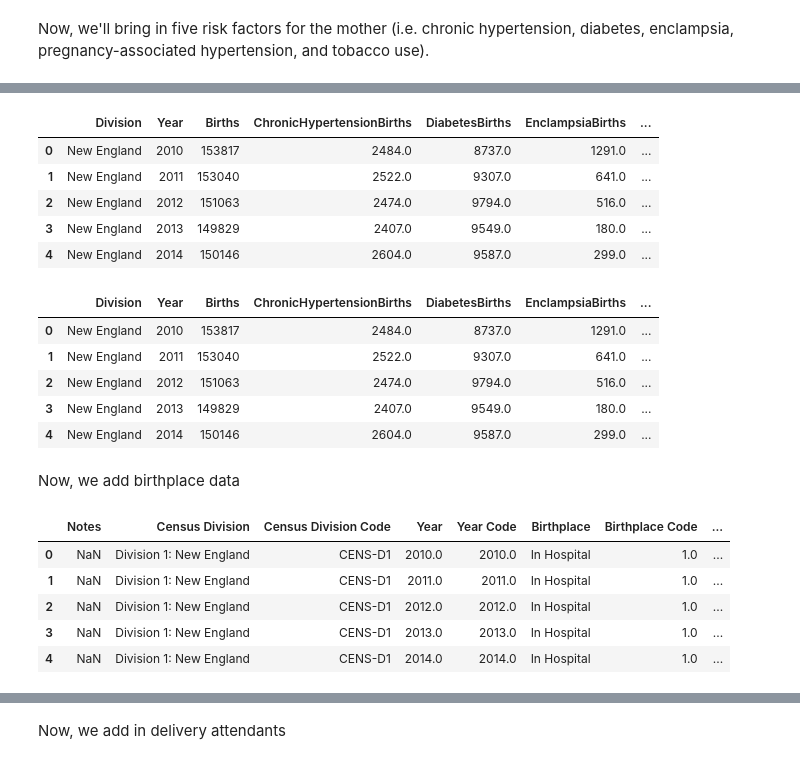
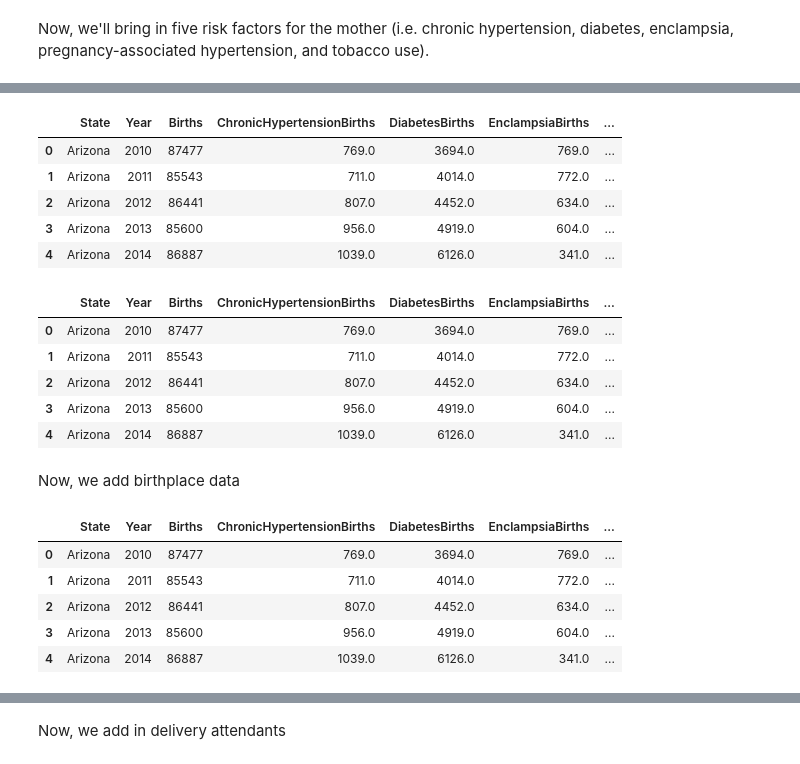
Before and after one commit to djclancy/maternal_mortality_US, a Jupyter notebook: data_manipulation/statenatality_data_combined.ipynb, the cells around one changed output, grey strips where cells are left out. Saved outputs shown, nothing was run; the diff lists cells and outputs as text; code cells hidden in the pictures.

```diff
--- a/data_manipulation/statenatality_data_combined.ipynb
+++ b/data_manipulation/statenatality_data_combined.ipynb
@@ -68,7 +67,7 @@ natality_df.head()
 # %%
 #adding diabetes
-path_to_file = '../data/natality_data/Natality_risk_diabetes.txt'
-path_to_file_csv = '../data/natality_data/Natality_risk_diabetes.csv'
+path_to_file = '../data/natality_data/StateNatality_risk_diabetes.txt'
+path_to_file_csv = '../data/natality_data/StateNatality_risk_diabetes.csv'
 
 txt_line_to_csv_line = lambda x : x.replace("\t", ',')
 write_file = open(path_to_file_csv, 'w')
@@ -86,6 +85,6 @@ for line in f:
         write_file.write(csv_line)
 diabetes_df = pd.read_csv(path_to_file_csv)
 diabetes_df = diabetes_df.rename(columns={'Births':'DiabetesBirths'})
-natality_df['DiabetesBirths']  = diabetes_df['DiabetesBirths']
-natality_df.head()
+statenatality_df['DiabetesBirths']  = diabetes_df['DiabetesBirths']
+statenatality_df.head()
 # %% [output]
@@ -98,7 +97,7 @@ natality_df.head()
 # %%
 #adding enclampsia
-path_to_file = '../data/natality_data/Natality_risk_enclampsia.txt'
-path_to_file_csv = '../data/natality_data/Natality_risk_enclampsia.csv'
+path_to_file = '../data/natality_data/StateNatality_risk_enclampsia.txt'
+path_to_file_csv = '../data/natality_data/StateNatality_risk_enclampsia.csv'
 
 txt_line_to_csv_line = lambda x : x.replace("\t", ',')
 write_file = open(path_to_file_csv, 'w')
@@ -116,6 +115,6 @@ for line in f:
         write_file.write(csv_line)
 enclampsia_df = pd.read_csv(path_to_file_csv)
 enclampsia_df = enclampsia_df.rename(columns={'Births':'EnclampsiaBirths'})
-natality_df['EnclampsiaBirths']  = enclampsia_df['EnclampsiaBirths']
-natality_df.head()
+statenatality_df['EnclampsiaBirths']  = enclampsia_df['EnclampsiaBirths']
+statenatality_df.head()
 # %% [output]
@@ -128,7 +127,7 @@ natality_df.head()
 # %%
 #adding pregnancy-associated hypertension
-path_to_file = '../data/natality_data/Natality_risk_pregnancy-associated_hypertension.txt'
-path_to_file_csv = '../data/natality_data/Natality_risk_pregnancy-associated_hypertension.csv'
+path_to_file = '../data/natality_data/StateNatality_risk_pregnancy-associated_hypertension.txt'
+path_to_file_csv = '../data/natality_data/StateNatality_risk_pregnancy-associated_hypertension.csv'
 
 txt_line_to_csv_line = lambda x : x.replace("\t", ',')
 write_file = open(path_to_file_csv, 'w')
@@ -146,19 +145,19 @@ for line in f:
         write_file.write(csv_line)
 PAH_df = pd.read_csv(path_to_file_csv)
 PAH_df = PAH_df.rename(columns={'Births':'Pregnancy-AssociatedHypertensionBirths'})
-natality_df['Pregnancy-AssociatedHypertensionBirths']  = PAH_df['Pregnancy-AssociatedHypertensionBirths']
-natality_df.head()
+statenatality_df['Pregnancy-AssociatedHypertensionBirths']  = PAH_df['Pregnancy-AssociatedHypertensionBirths']
+statenatality_df.head()
 # %% [output]
-|  | Division | Year | Births | ChronicHypertensionBirths | DiabetesBirths | EnclampsiaBirths | ... |
-| 0 | New England | 2010 | 153817 | 2484.0 | 8737.0 | 1291.0 | ... |
-| 1 | New England | 2011 | 153040 | 2522.0 | 9307.0 | 641.0 | ... |
-| 2 | New England | 2012 | 151063 | 2474.0 | 9794.0 | 516.0 | ... |
-| 3 | New England | 2013 | 149829 | 2407.0 | 9549.0 | 180.0 | ... |
-| 4 | New England | 2014 | 150146 | 2604.0 | 9587.0 | 299.0 | ... |
+|  | State | Year | Births | ChronicHypertensionBirths | DiabetesBirths | EnclampsiaBirths | ... |
+| 0 | Arizona | 2010 | 87477 | 769.0 | 3694.0 | 769.0 | ... |
+| 1 | Arizona | 2011 | 85543 | 711.0 | 4014.0 | 772.0 | ... |
+| 2 | Arizona | 2012 | 86441 | 807.0 | 4452.0 | 634.0 | ... |
+| 3 | Arizona | 2013 | 85600 | 956.0 | 4919.0 | 604.0 | ... |
+| 4 | Arizona | 2014 | 86887 | 1039.0 | 6126.0 | 341.0 | ... |
 # %%
 #adding tobacco use
-path_to_file = '../data/natality_data/Natality_risk_tobacco_use.txt'
-path_to_file_csv = '../data/natality_data/Natality_risk_tobacco_use.csv'
+path_to_file = '../data/natality_data/StateNatality_risk_tobacco_use.txt'
+path_to_file_csv = '../data/natality_data/StateNatality_risk_tobacco_use.csv'
 
 txt_line_to_csv_line = lambda x : x.replace("\t", ',')
 write_file = open(path_to_file_csv, 'w')
@@ -176,46 +175,47 @@ for line in f:
         write_file.write(csv_line)
 tobacco_df = pd.read_csv(path_to_file_csv)
 tobacco_df = tobacco_df.rename(columns={'Births':'TobaccoUseBirths'})
-natality_df['TobaccoUseBirths']  = tobacco_df['TobaccoUseBirths']
-natality_df.head()
+statenatality_df['TobaccoUseBirths']  = tobacco_df['TobaccoUseBirths']
+statenatality_df.head()
 # %% [output]
-|  | Division | Year | Births | ChronicHypertensionBirths | DiabetesBirths | EnclampsiaBirths | ... |
-| 0 | New England | 2010 | 153817 | 2484.0 | 8737.0 | 1291.0 | ... |
-| 1 | New England | 2011 | 153040 | 2522.0 | 9307.0 | 641.0 | ... |
-| 2 | New England | 2012 | 151063 | 2474.0 | 9794.0 | 516.0 | ... |
-| 3 | New England | 2013 | 149829 | 2407.0 | 9549.0 | 180.0 | ... |
-| 4 | New England | 2014 | 150146 | 2604.0 | 9587.0 | 299.0 | ... |
+|  | State | Year | Births | ChronicHypertensionBirths | DiabetesBirths | EnclampsiaBirths | ... |
+| 0 | Arizona | 2010 | 87477 | 769.0 | 3694.0 | 769.0 | ... |
+| 1 | Arizona | 2011 | 85543 | 711.0 | 4014.0 | 772.0 | ... |
+| 2 | Arizona | 2012 | 86441 | 807.0 | 4452.0 | 634.0 | ... |
+| 3 | Arizona | 2013 | 85600 | 956.0 | 4919.0 | 604.0 | ... |
+| 4 | Arizona | 2014 | 86887 | 1039.0 | 6126.0 | 341.0 | ... |
 # %% [markdown]
 Now, we add birthplace data
 # %%
 #adding birthplace
-path_to_file = '../data/natality_data/Natality2010-2023_birthplace.txt'
-path_to_file_csv = '../data/natality_data/Natality2010-2023_birthplace.csv'
+path_to_file = '../data/natality_data/StateNatality2010-2023_birthplace.txt'
+path_to_file_csv = '../data/natality_data/StateNatality2010-2023_birthplace.csv'
 
 txt_line_to_csv_line = lambda x : x.replace("\t", ',')
 write_file = open(path_to_file_csv, 'w')
 f = open(path_to_file)
 #adding in hospital births
 line_number = -1
 for line in f:
     line_number+=1
     if "---" in line:
         break
     if line_number == 0:
         csv_line = txt_line_to_csv_line(line)
         write_file.write(csv_line)
     if  not ("Total" in line) and ("In Hospital" in line):
         csv_line = txt_line_to_csv_line(line)
         write_file.write(csv_line)
 hosp_df = pd.read_csv(path_to_file_csv)
 hosp_df = hosp_df.rename(columns={'Births':'HospitalBirths'})
-natality_df['HospitalBirths']  = hosp_df['HospitalBirths']
+statenatality_df['HospitalBirths']  = hosp_df['HospitalBirths']
+statenatality_df.head()
 # %% [output]
-|  | Notes | Census Division | Census Division Code | Year | Year Code | Birthplace | Birthplace Code | ... |
-| 0 | NaN | Division 1: New England | CENS-D1 | 2010.0 | 2010.0 | In Hospital | 1.0 | ... |
-| 1 | NaN | Division 1: New England | CENS-D1 | 2011.0 | 2011.0 | In Hospital | 1.0 | ... |
-| 2 | NaN | Division 1: New England | CENS-D1 | 2012.0 | 2012.0 | In Hospital | 1.0 | ... |
-| 3 | NaN | Division 1: New England | CENS-D1 | 2013.0 | 2013.0 | In Hospital | 1.0 | ... |
-| 4 | NaN | Division 1: New England | CENS-D1 | 2014.0 | 2014.0 | In Hospital | 1.0 | ... |
+|  | State | Year | Births | ChronicHypertensionBirths | DiabetesBirths | EnclampsiaBirths | ... |
+| 0 | Arizona | 2010 | 87477 | 769.0 | 3694.0 | 769.0 | ... |
+| 1 | Arizona | 2011 | 85543 | 711.0 | 4014.0 | 772.0 | ... |
+| 2 | Arizona | 2012 | 86441 | 807.0 | 4452.0 | 634.0 | ... |
+| 3 | Arizona | 2013 | 85600 | 956.0 | 4919.0 | 604.0 | ... |
+| 4 | Arizona | 2014 | 86887 | 1039.0 | 6126.0 | 341.0 | ... |
 # %%
 #adding in freestanding birth center births
```
Also changed, not shown: parts of 39 cells of this notebook, 27 other files.
